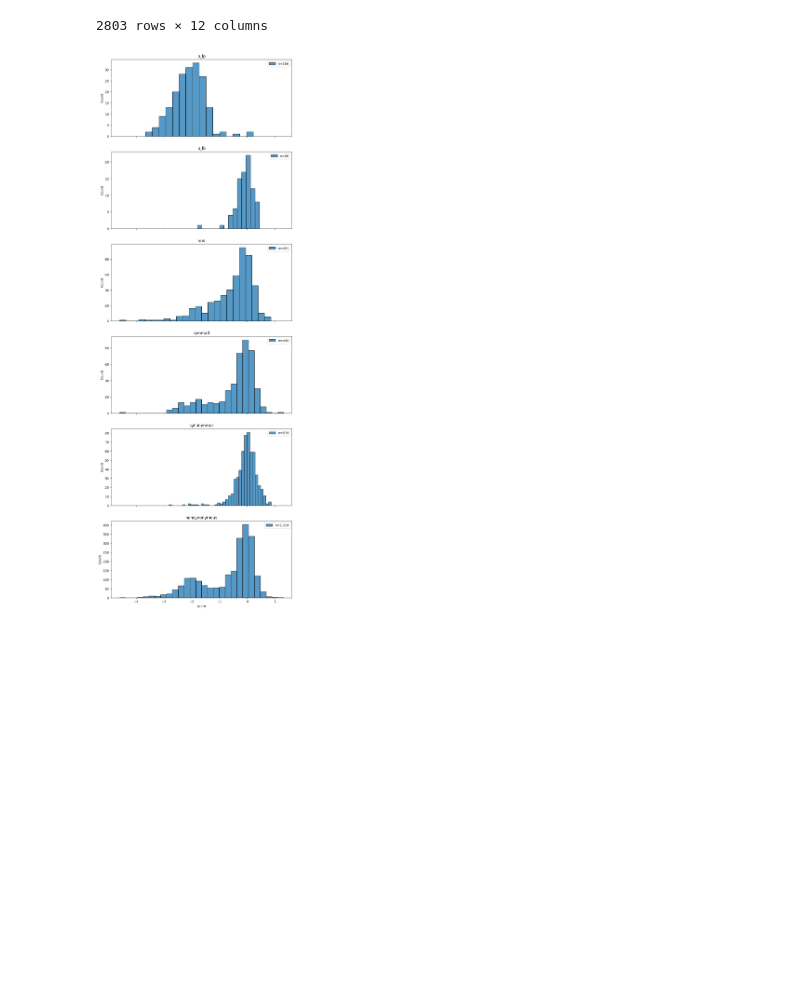
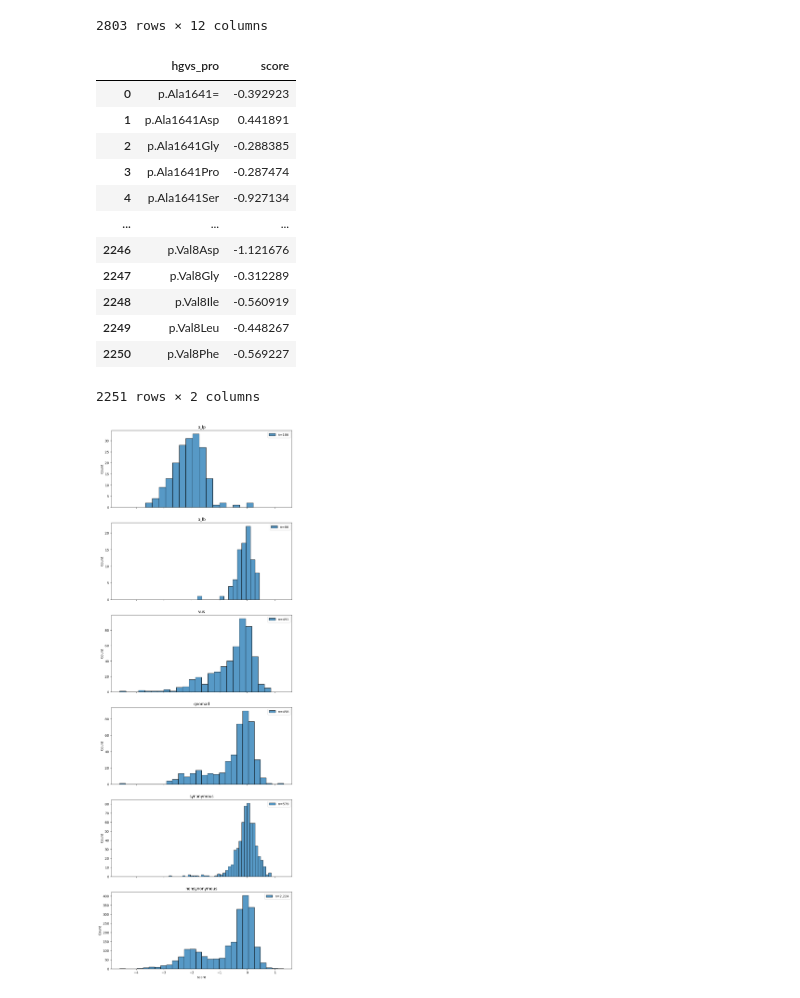
Before and after one commit to Dzeiberg/mave_calibration, a Jupyter notebook: data_processing/scoreset_nbs/Findlay_BRCA1_SGE.ipynb, the cells around one changed output. Drawn from its saved outputs; the diff is of its cells as text; code cells hidden in the pictures; blank space fills up the shorter version.

```diff
--- a/data_processing/scoreset_nbs/findlay_BRCA1_SGE.ipynb
+++ b/data_processing/scoreset_nbs/Findlay_BRCA1_SGE.ipynb
@@ -26,4 +42,22 @@ data
 | 3891 | urn:mavedb:00000097-0-1#3892 | g.61T>G | NM_007294.3:c.39T>G | p.Asn13Lys | -0.299075 | -0.461439 | -0.136711 | -0.068298 | -0.003306 | ... |
 | 3892 | urn:mavedb:00000097-0-1#3893 | g.61T>C | NM_007294.3:c.39T>C | p.Asn13= | -0.108512 | -0.197582 | -0.019443 | 0.140563 | 0.204443 | ... |
 2803 rows × 12 columns
+# %%
+aggregated_data = data.groupby("hgvs_pro").score.mean().reset_index()
+# %%
+aggregated_data
+# %% [output]
+|  | hgvs_pro | score |
+| 0 | p.Ala1641= | -0.392923 |
+| 1 | p.Ala1641Asp | 0.441891 |
+| 2 | p.Ala1641Gly | -0.288385 |
+| 3 | p.Ala1641Pro | -0.287474 |
+| 4 | p.Ala1641Ser | -0.927134 |
+| ... | ... | ... |
+| 2246 | p.Val8Asp | -1.121676 |
+| 2247 | p.Val8Gly | -0.312289 |
+| 2248 | p.Val8Ile | -0.560919 |
+| 2249 | p.Val8Leu | -0.448267 |
+| 2250 | p.Val8Phe | -0.569227 |
+2251 rows × 2 columns
 # %%
```
Also changed, not shown: parts of 3 cells of this notebook, 19 other files.
